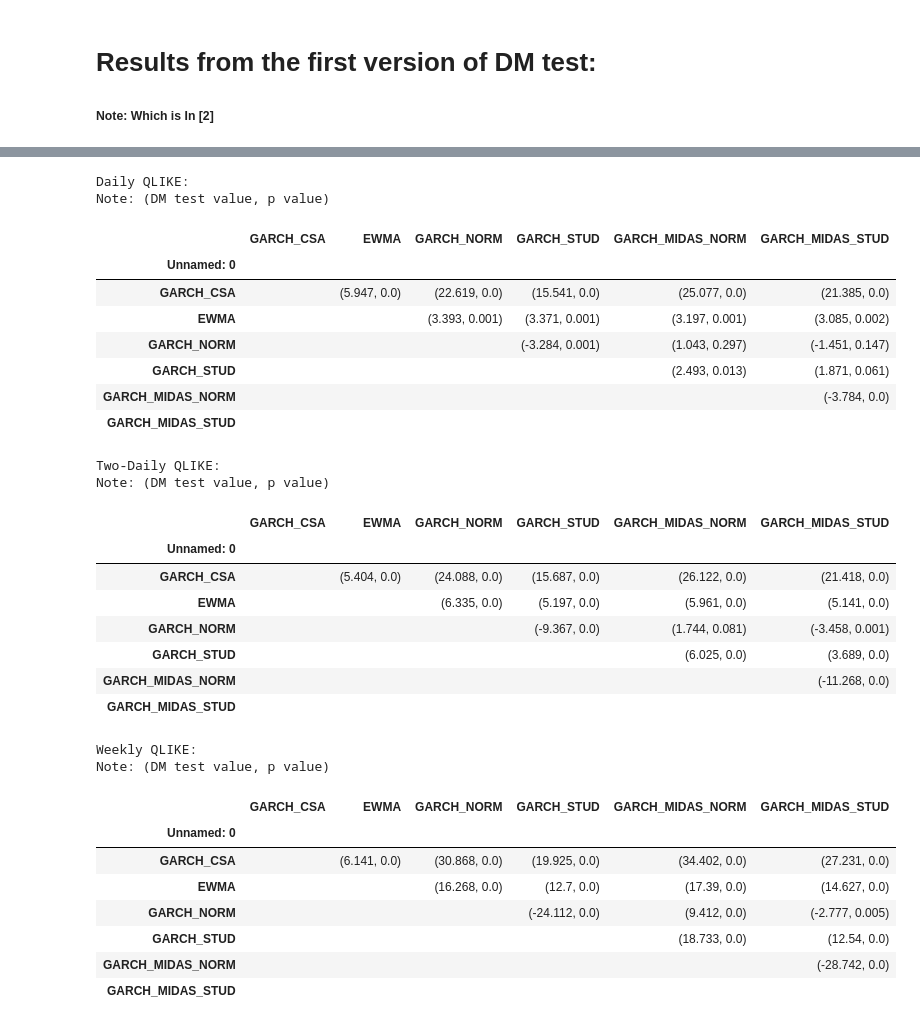
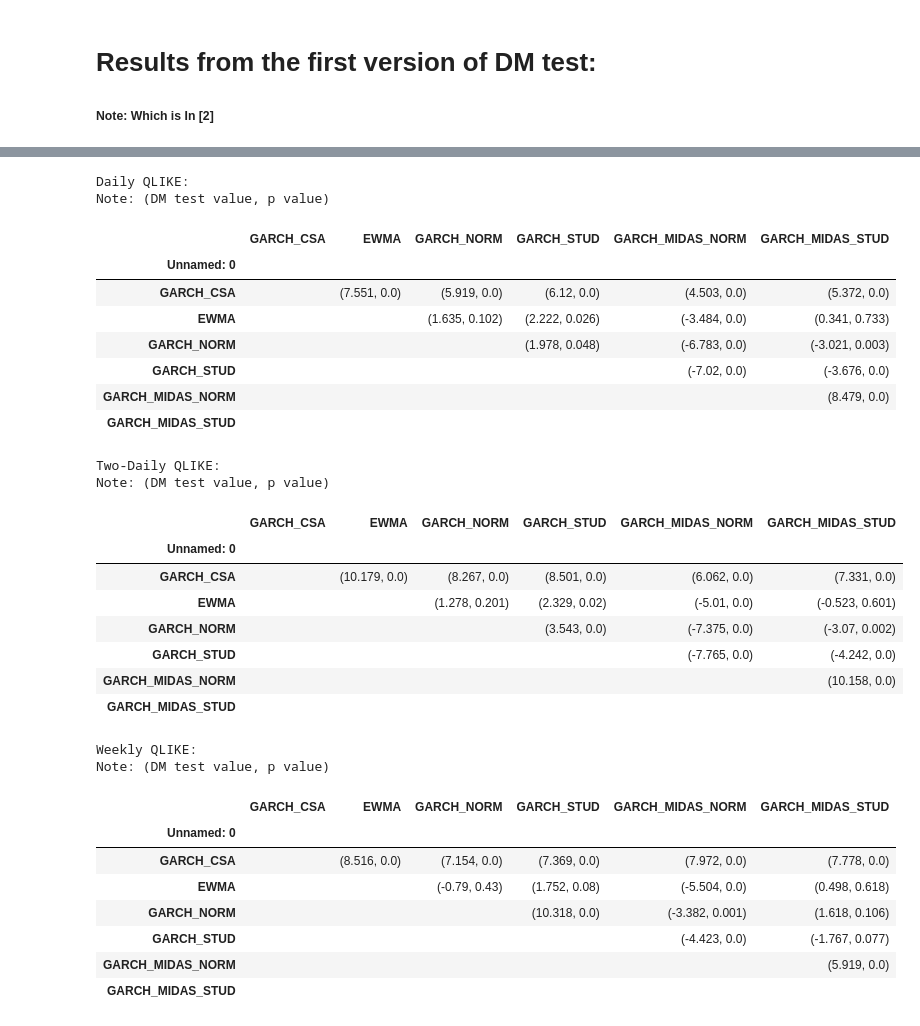
Before and after one commit to NemesiP/volatility-forecasting, a Jupyter notebook: Examples/Panel_DM_test.ipynb, the cells around one changed output, grey strips where cells are left out. Cells and saved outputs as stored; diff of their text form; code cells hidden in the pictures.

```diff
--- a/Examples/Panel_DM_test.ipynb
+++ b/Examples/Panel_DM_test.ipynb
@@ -224,25 +255,25 @@ Note: (DM test value, p value)
 # %%
 print('Daily QLIKE:')
 print('Note: (DM test value, p value)')
-mse1 = pd.read_csv('C:/Users/peter/Desktop/volatility-forecasting/results/panel_dm/daily_qlike.csv')
+mse1 = pd.read_csv('C:/Users/peter/Desktop/volatility-forecasting/results/panel_dm/daily_qlike_v2.csv')
 mse1.set_index(mse1.iloc[:, 0], inplace = True)
 mse1 = mse1.iloc[:, 1:].fillna('')
 mse1
 # %% [output]
 Daily QLIKE:
 Note: (DM test value, p value)
 |  | GARCH_CSA | EWMA | GARCH_NORM | GARCH_STUD | GARCH_MIDAS_NORM | GARCH_MIDAS_STUD |
 | Unnamed: 0 |  |  |  |  |  |  |
-| GARCH_CSA |  | (5.947, 0.0) | (22.619, 0.0) | (15.541, 0.0) | (25.077, 0.0) | (21.385, 0.0) |
-| EWMA |  |  | (3.393, 0.001) | (3.371, 0.001) | (3.197, 0.001) | (3.085, 0.002) |
-| GARCH_NORM |  |  |  | (-3.284, 0.001) | (1.043, 0.297) | (-1.451, 0.147) |
-| GARCH_STUD |  |  |  |  | (2.493, 0.013) | (1.871, 0.061) |
-| GARCH_MIDAS_NORM |  |  |  |  |  | (-3.784, 0.0) |
+| GARCH_CSA |  | (7.551, 0.0) | (5.919, 0.0) | (6.12, 0.0) | (4.503, 0.0) | (5.372, 0.0) |
+| EWMA |  |  | (1.635, 0.102) | (2.222, 0.026) | (-3.484, 0.0) | (0.341, 0.733) |
+| GARCH_NORM |  |  |  | (1.978, 0.048) | (-6.783, 0.0) | (-3.021, 0.003) |
+| GARCH_STUD |  |  |  |  | (-7.02, 0.0) | (-3.676, 0.0) |
+| GARCH_MIDAS_NORM |  |  |  |  |  | (8.479, 0.0) |
 | GARCH_MIDAS_STUD |  |  |  |  |  |  |
 # %%
 print('Two-Daily QLIKE:')
 print('Note: (DM test value, p value)')
-mse1 = pd.read_csv('C:/Users/peter/Desktop/volatility-forecasting/results/panel_dm/two_daily_qlike.csv')
+mse1 = pd.read_csv('C:/Users/peter/Desktop/volatility-forecasting/results/panel_dm/two_daily_qlike_v2.csv')
 mse1.set_index(mse1.iloc[:, 0], inplace = True)
 mse1 = mse1.iloc[:, 1:].fillna('')
 mse1
@@ -251,16 +282,16 @@ Two-Daily QLIKE:
 Note: (DM test value, p value)
 |  | GARCH_CSA | EWMA | GARCH_NORM | GARCH_STUD | GARCH_MIDAS_NORM | GARCH_MIDAS_STUD |
 | Unnamed: 0 |  |  |  |  |  |  |
-| GARCH_CSA |  | (5.404, 0.0) | (24.088, 0.0) | (15.687, 0.0) | (26.122, 0.0) | (21.418, 0.0) |
-| EWMA |  |  | (6.335, 0.0) | (5.197, 0.0) | (5.961, 0.0) | (5.141, 0.0) |
-| GARCH_NORM |  |  |  | (-9.367, 0.0) | (1.744, 0.081) | (-3.458, 0.001) |
-| GARCH_STUD |  |  |  |  | (6.025, 0.0) | (3.689, 0.0) |
-| GARCH_MIDAS_NORM |  |  |  |  |  | (-11.268, 0.0) |
+| GARCH_CSA |  | (10.179, 0.0) | (8.267, 0.0) | (8.501, 0.0) | (6.062, 0.0) | (7.331, 0.0) |
+| EWMA |  |  | (1.278, 0.201) | (2.329, 0.02) | (-5.01, 0.0) | (-0.523, 0.601) |
+| GARCH_NORM |  |  |  | (3.543, 0.0) | (-7.375, 0.0) | (-3.07, 0.002) |
+| GARCH_STUD |  |  |  |  | (-7.765, 0.0) | (-4.242, 0.0) |
+| GARCH_MIDAS_NORM |  |  |  |  |  | (10.158, 0.0) |
 | GARCH_MIDAS_STUD |  |  |  |  |  |  |
 # %%
 print('Weekly QLIKE:')
 print('Note: (DM test value, p value)')
-mse1 = pd.read_csv('C:/Users/peter/Desktop/volatility-forecasting/results/panel_dm/weekly_qlike.csv')
+mse1 = pd.read_csv('C:/Users/peter/Desktop/volatility-forecasting/results/panel_dm/weekly_qlike_v2.csv')
 mse1.set_index(mse1.iloc[:, 0], inplace = True)
 mse1 = mse1.iloc[:, 1:].fillna('')
 mse1
@@ -269,11 +300,11 @@ Weekly QLIKE:
 Note: (DM test value, p value)
 |  | GARCH_CSA | EWMA | GARCH_NORM | GARCH_STUD | GARCH_MIDAS_NORM | GARCH_MIDAS_STUD |
 | Unnamed: 0 |  |  |  |  |  |  |
-| GARCH_CSA |  | (6.141, 0.0) | (30.868, 0.0) | (19.925, 0.0) | (34.402, 0.0) | (27.231, 0.0) |
-| EWMA |  |  | (16.268, 0.0) | (12.7, 0.0) | (17.39, 0.0) | (14.627, 0.0) |
-| GARCH_NORM |  |  |  | (-24.112, 0.0) | (9.412, 0.0) | (-2.777, 0.005) |
-| GARCH_STUD |  |  |  |  | (18.733, 0.0) | (12.54, 0.0) |
-| GARCH_MIDAS_NORM |  |  |  |  |  | (-28.742, 0.0) |
+| GARCH_CSA |  | (8.516, 0.0) | (7.154, 0.0) | (7.369, 0.0) | (7.972, 0.0) | (7.778, 0.0) |
+| EWMA |  |  | (-0.79, 0.43) | (1.752, 0.08) | (-5.504, 0.0) | (0.498, 0.618) |
+| GARCH_NORM |  |  |  | (10.318, 0.0) | (-3.382, 0.001) | (1.618, 0.106) |
+| GARCH_STUD |  |  |  |  | (-4.423, 0.0) | (-1.767, 0.077) |
+| GARCH_MIDAS_NORM |  |  |  |  |  | (5.919, 0.0) |
 | GARCH_MIDAS_STUD |  |  |  |  |  |  |
 # %%
 print('Two-Weekly QLIKE:')
```
Also changed, not shown: parts of 11 cells of this notebook, 2 other files.
